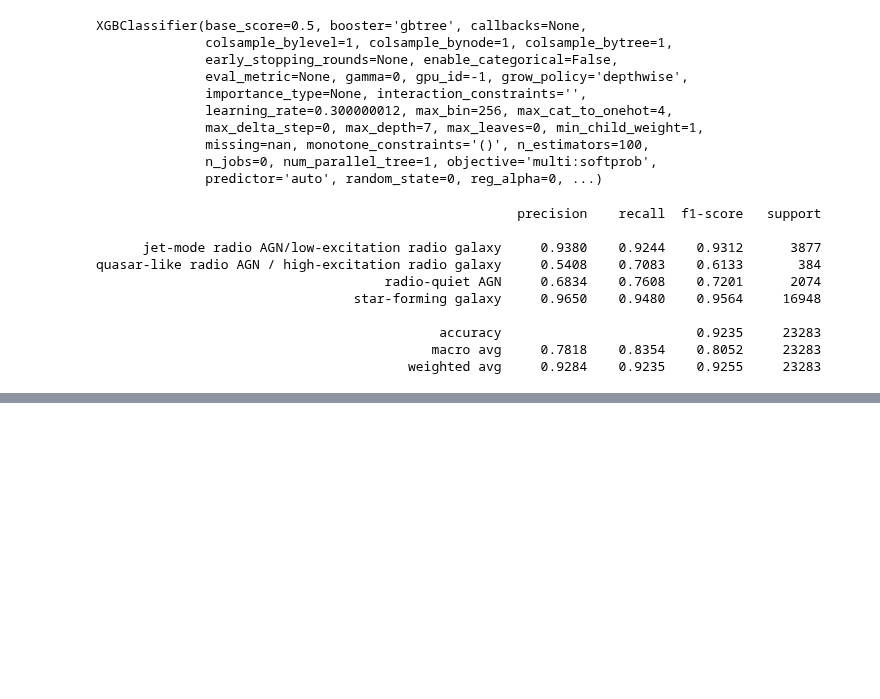
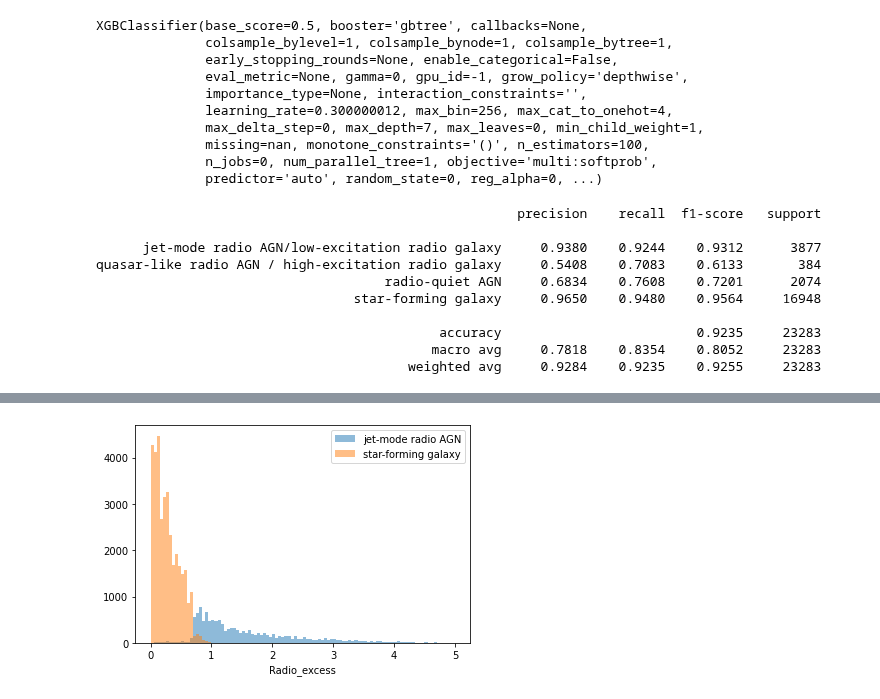
Before and after one commit to jespertjee/LOFAR_ML, a Jupyter notebook: Supervised/Classification.ipynb, the cells around one changed output, grey strips where cells are left out. Cells and saved outputs as stored; diff of their text form; code cells hidden in the pictures; blank space fills up the shorter version.

```diff
--- a/Supervised/Classification.ipynb
+++ b/Supervised/Classification.ipynb
@@ -365,0 +378,8 @@ plt.plot()
+# %%
+plt.hist(jet['Radio_excess'], bins=100, alpha=0.5, range=(0,5), label='jet-mode radio AGN')
+plt.hist(sfg['Radio_excess'], bins=100, alpha=0.5, range=(0,5), label='star-forming galaxy')
+plt.legend()
+plt.xlabel('Radio_excess')
+plt.show()
+# %% [output]
+[figure, added]
```
Also changed, not shown: parts of 3 cells of this notebook, 24 other files.
